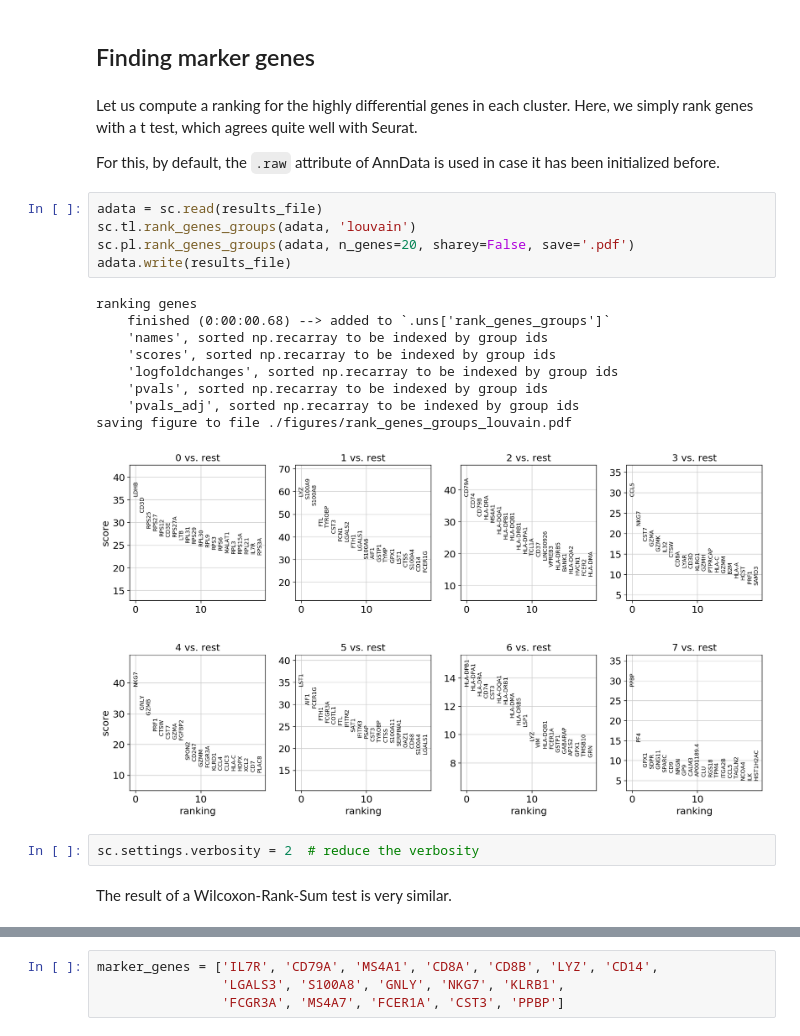
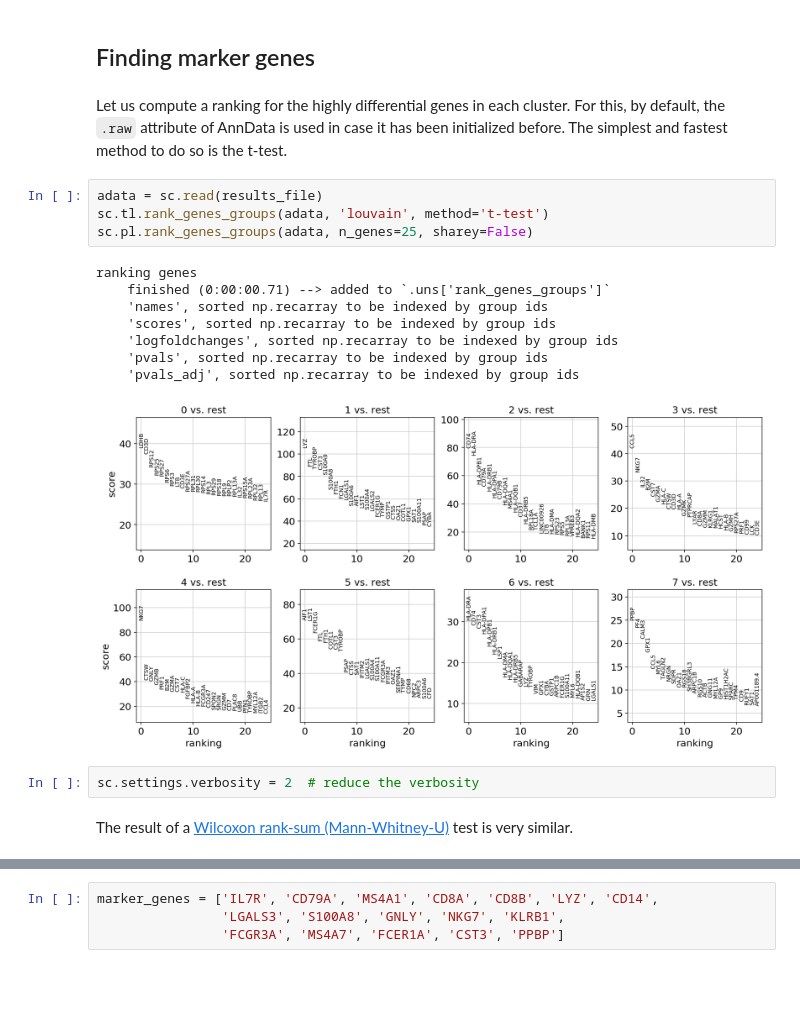
Before and after one commit to scverse/scanpy_usage, a Jupyter notebook: 170505_seurat/seurat.ipynb, the cells around one changed output, grey strips where cells are left out. Drawn from its saved outputs; the diff is of its cells as text; blank space fills up the shorter version.

Commit message:
updated for version 1.3.5, normalized data in .raw

```diff
--- a/170505_seurat/seurat.ipynb
+++ b/170505_seurat/seurat.ipynb
@@ -202,27 +208,23 @@ adata.write(results_file)
 # %% [markdown]
 ## Finding marker genes
 # %% [markdown]
-Let us compute a ranking for the highly differential genes in each cluster. Here, we simply rank genes with a t test, which agrees quite well with Seurat.
-
-For this, by default, the `.raw` attribute of AnnData is used in case it has been initialized before.
+Let us compute a ranking for the highly differential genes in each cluster. For this, by default, the `.raw` attribute of AnnData is used in case it has been initialized before. The simplest and fastest method to do so is the t-test.
 # %%
 adata = sc.read(results_file)
-sc.tl.rank_genes_groups(adata, 'louvain')
-sc.pl.rank_genes_groups(adata, n_genes=20, sharey=False, save='.pdf')
-adata.write(results_file)
+sc.tl.rank_genes_groups(adata, 'louvain', method='t-test')
+sc.pl.rank_genes_groups(adata, n_genes=25, sharey=False)
 # %% [output]
 ranking genes
-    finished (0:00:00.68) --> added to `.uns['rank_genes_groups']`
+    finished (0:00:00.71) --> added to `.uns['rank_genes_groups']`
     'names', sorted np.recarray to be indexed by group ids
     'scores', sorted np.recarray to be indexed by group ids
     'logfoldchanges', sorted np.recarray to be indexed by group ids
     'pvals', sorted np.recarray to be indexed by group ids
     'pvals_adj', sorted np.recarray to be indexed by group ids
-saving figure to file ./figures/rank_genes_groups_louvain.pdf
-[figure, old version]
+[figure, new version]
 # %%
 sc.settings.verbosity = 2  # reduce the verbosity
 # %% [markdown]
-The result of a Wilcoxon-Rank-Sum test is very similar.
+The result of a [Wilcoxon rank-sum (Mann-Whitney-U)](https://de.wikipedia.org/wiki/Wilcoxon-Mann-Whitney-Test) test is very similar.
 # %%
 sc.tl.rank_genes_groups(adata, 'louvain', method='wilcoxon')
```
Also changed, not shown: parts of 41 cells of this notebook.
